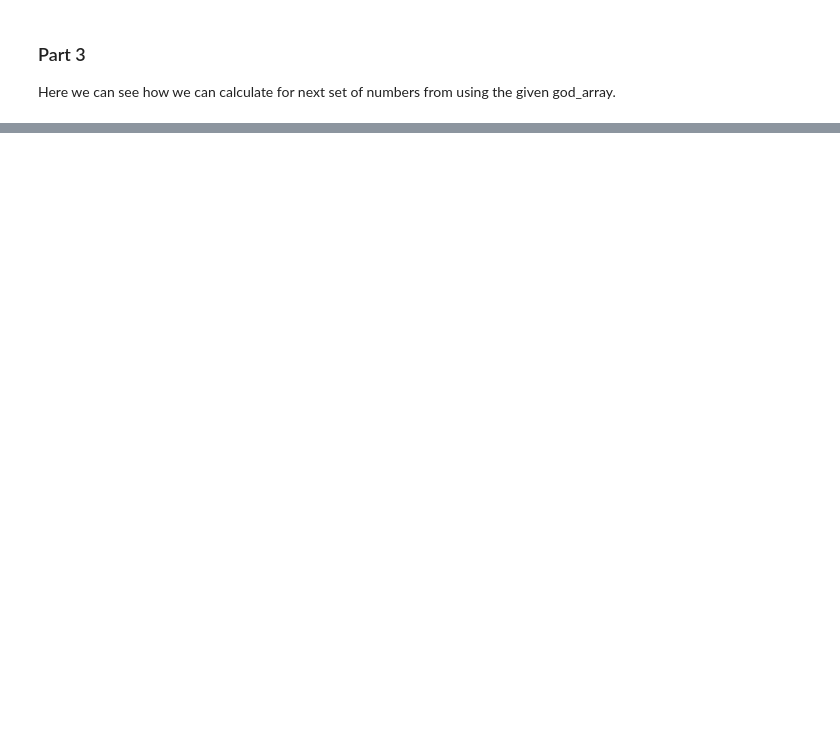
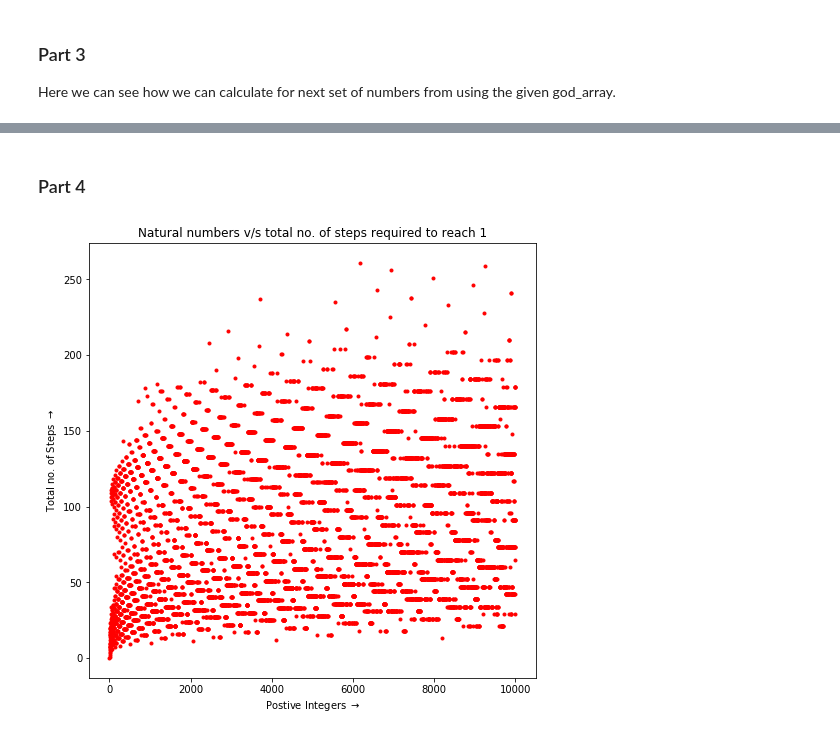
Before and after one commit to bvsk35/Collatz-Conjecture, a Jupyter notebook: Collatz_Conjecture.ipynb, the cells around one changed output, grey strips where cells are left out. Cells and saved outputs as stored; diff of their text form; code cells hidden in the pictures; blank space fills up the shorter version.

```diff
--- a/Collatz_Conjecture.ipynb
+++ b/Collatz_Conjecture.ipynb
@@ -366,0 +364,12 @@ Calculating God Array for next 100.0 integers starting from 20100.0
+# %% [markdown]
+### Part 4
+# %%
+plt.figure(figsize=(8, 8))
+plt.plot(god_array[:10000, 0], god_array[:10000, 1], 'r.')
+plt.xlabel(r'Postive Integers $\rightarrow$')
+plt.ylabel(r'Total no. of Steps $\rightarrow$')
+plt.title('Natural numbers v/s total no. of steps required to reach 1')
+plt.savefig('Steps.pdf')
+plt.show()
+# %% [output]
+[figure, added]
```
Also changed, not shown: parts of 4 cells of this notebook, 3 other files.
